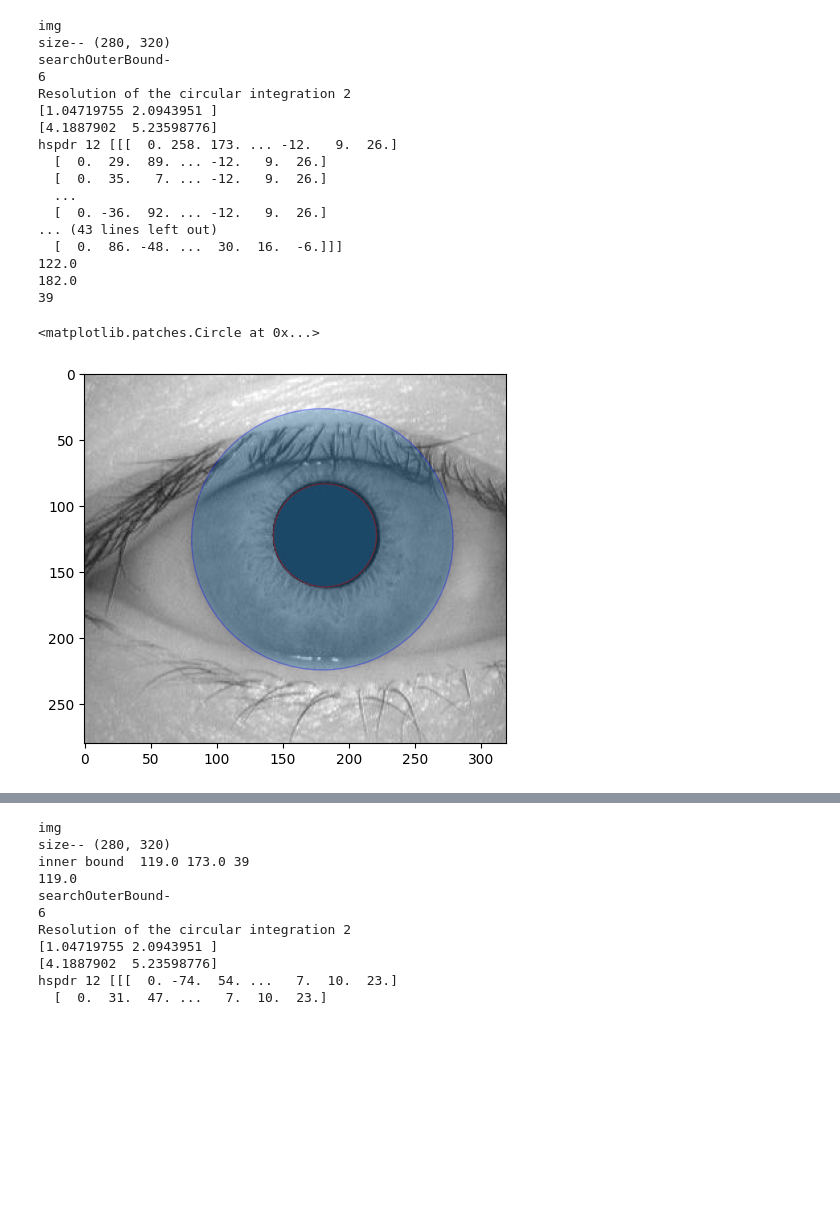
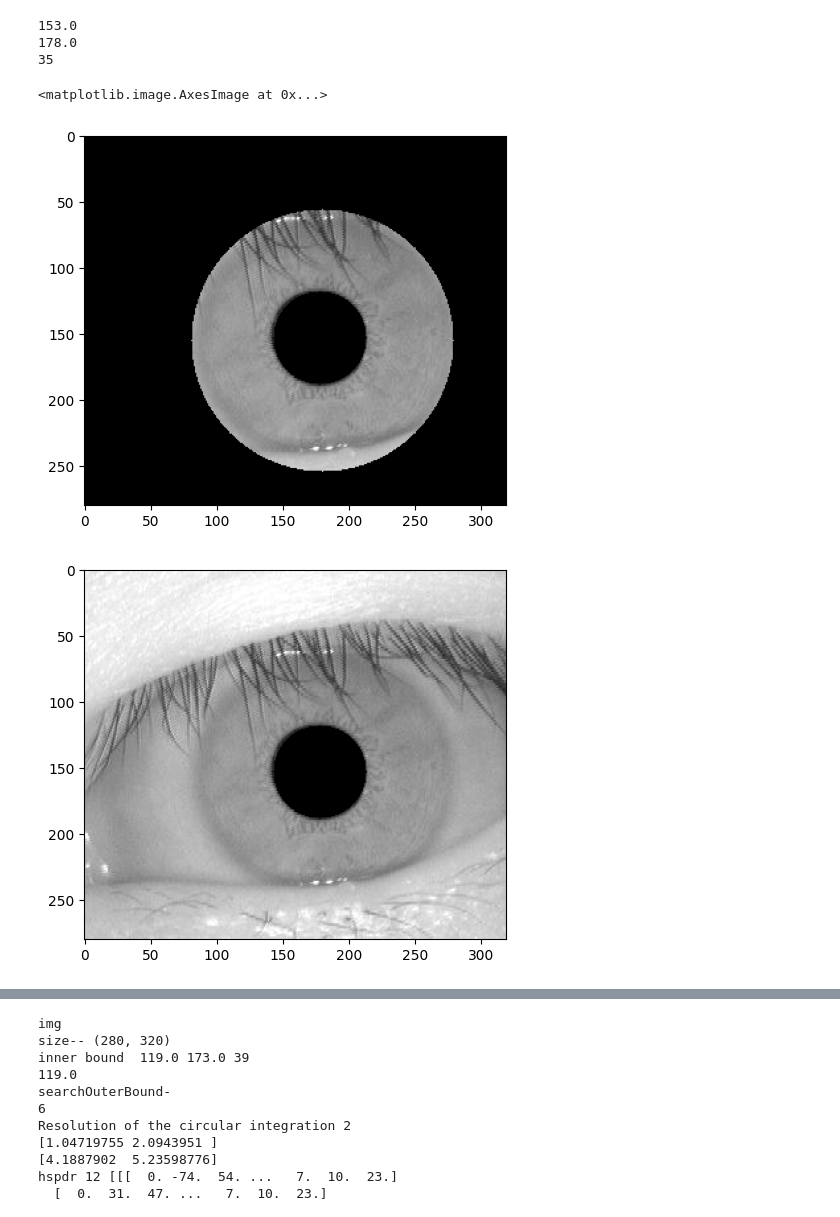
Before and after one commit to SoCoDeN/Iris-Recognition, a Jupyter notebook: python/mytest.ipynb, the cells around one changed output, grey strips where cells are left out. Cells and saved outputs as stored; diff of their text form; code cells hidden in the pictures; blank space fills up the shorter version.

```diff
--- a/python/mytest.ipynb
+++ b/python/mytest.ipynb
@@ -110,6 +98,6 @@ print("dist",dist)
 dist 0.0
 # %%
-im2 = cv2.imread("/Users/sadeghin/research/Iris/example/Iris-Recognition//CASIA1/1/001_2_1.jpg", 0)
+im2 = cv2.imread("../CASIA1/61/061_1_3.jpg", 0)
 ciriris2, cirpupil2, imwithnoise2 = segment(im2, eyelashes_thres, False)
 polar_array2, noise_array2 = normalize(imwithnoise2, ciriris2[1], ciriris2[0], ciriris2[2],
 										 cirpupil2[1], cirpupil2[0], cirpupil2[2],
@@ -170,40 +123,51 @@ plt.show()
 # %%
 from matplotlib.patches import Circle
 rowp, colp, rp = searchInnerBound(im2)
 row, col, r = searchOuterBound(im2, rowp, colp, rp)
 
 print(rowp)
 print(colp)
 print(rp)
 fig, ax = plt.subplots(1)
-ax.imshow(im2, cmap="gray")
+#ax.imshow(im2, cmap="gray")
 #ax.axis('off')
 #switched order of row  and col - row is y, col is x
 circ2 = Circle((col,row), r, edgecolor = 'blue',alpha=.3)
 circ = Circle((colp,rowp), rp, edgecolor = 'red',alpha=.3)
-ax.add_patch(circ2)
-ax.add_patch(circ)
+mask = np.zeros_like(im2)
+mask = 255-mask
+#mask2 = np.zeros(im2.shape)
+imm = cv2.circle(mask, (int(colp),int(rowp)), rp, (0,0,0),-1)
+mask2 = np.zeros_like(im2)
+immm = cv2.circle(mask2, (int(col),int(row)), r, (255,255,255), -1)
+# apply mask to image
+#result = cv2.bitwise_and(im2, mask2)
+#immm = cv2.circle(mask2, (int(col),int(row)), r, (0,0,0),-1)
+#newmask = imm + immm
+newim = cv2.bitwise_and(im2, imm)
+fig4, ax4 = plt.subplots(1)
+ax4.imshow(newim, cmap="gray")
+newim2 = cv2.bitwise_and(newim, immm)
+# save the result
+#ax.add_patch(circ2)
+#ax.add_patch(circ)
+ax.imshow(newim2, cmap="gray")
 
+fig1, ax1 = plt.subplots(1)
+ax1.imshow(im2, cmap="gray")
+
+fig2, ax2 = plt.subplots(1)
+ax2.imshow(mask2, cmap="gray")
+
+fig3, ax3 = plt.subplots(1)
+ax3.imshow(mask, cmap="gray")
 
 #plt.imshow(im,cmap='gray')
 #plt.Circle((rowp,colp),rp)
 # %% [output]
-img
-size-- (280, 320)
-searchOuterBound-
-6
-Resolution of the circular integration 2
-[1.04719755 2.0943951 ]
-[4.1887902  5.23598776]
-hspdr 12 [[[  0. 258. 173. ... -12.   9.  26.]
-  [  0.  29.  89. ... -12.   9.  26.]
-  [  0.  35.   7. ... -12.   9.  26.]
-  ...
-  [  0. -36.  92. ... -12.   9.  26.]
-... (43 lines left out)
-  [  0.  86. -48. ...  30.  16.  -6.]]]
-122.0
-182.0
-39
+153.0
+178.0
+35
-<matplotlib.patches.Circle at 0x...>
+<matplotlib.image.AxesImage at 0x...>
-[figure, old version]
+[figure, new version]
+[figure, added]
```
Also changed, not shown: parts of 14 cells of this notebook, 2 other files.
